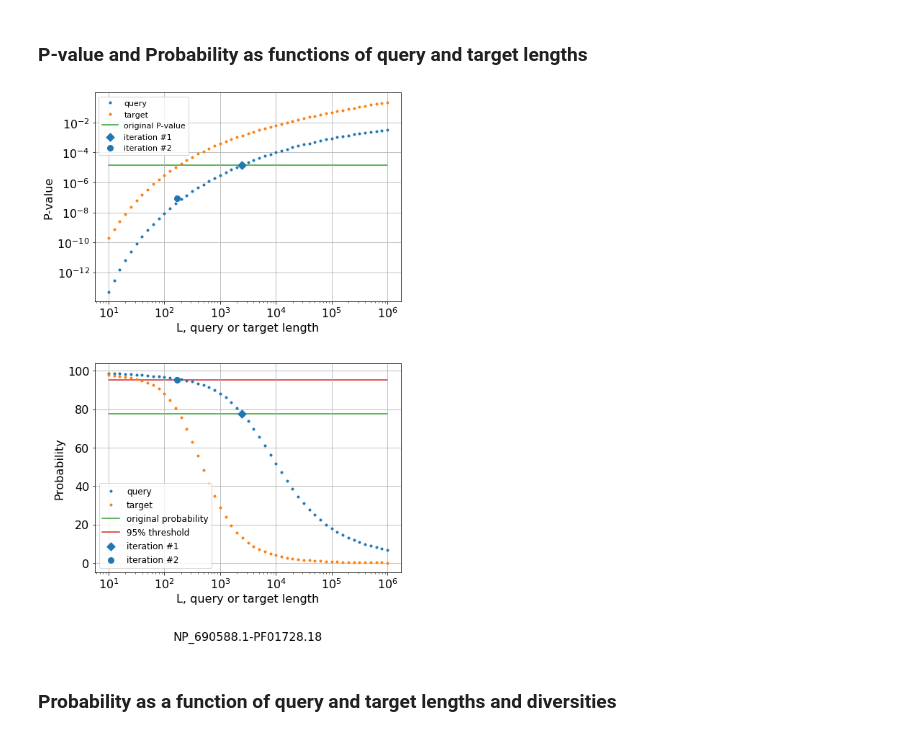
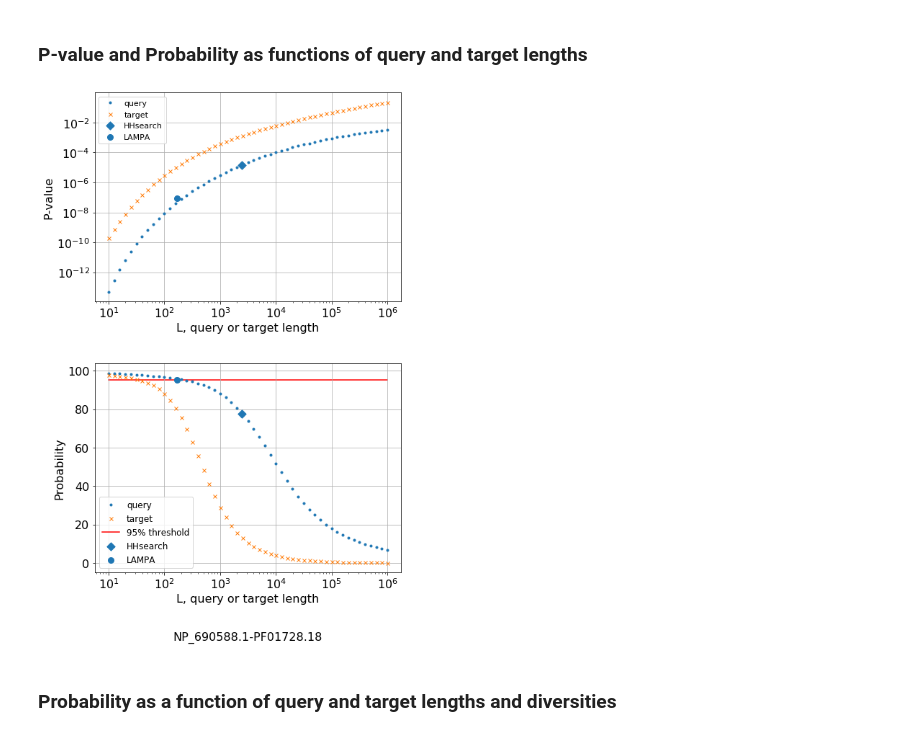
Before and after one commit to Gorbalenya-Lab/hh-suite-notebooks, a Jupyter notebook: test_score.ipynb, the cells around one changed output. Drawn from its saved outputs; the diff is of its cells as text; code cells hidden in the pictures.

Commit message:
test_score.ipynb - few changes in Figures 6 and 7

```diff
--- a/test_score.ipynb
+++ b/test_score.ipynb
@@ -144,11 +144,11 @@ hits = [
 # NP_690588.1_1-2474 vs. PF01728.18 (iteration_1)
 Hit(score=40.7270432, score_ss=-0.0733758, q_Neff=1.0, t_Neff=11.7, q_L=2474, t_L=183, N_searched=1,
     Probab_HH=77.7733154, Pval_HH=1.50802e-05, query='NP_690588.1', query_coords='1-2474',
-    target='PF01728.18', iteration='1', comment='iteration #1'),
+    target='PF01728.18', iteration='1', comment='HHsearch'),
 # NP_690588.1_1166-1348 vs. PF01728.18 (iteration_2)
 Hit(score=39.3617821, score_ss=-0.0733758, q_Neff=1.0, t_Neff=11.7, q_L=(1348-1166+1), t_L=183, N_searched=1,
     Probab_HH=95.1556091, Pval_HH=1.15029e-07, query='NP_690588.1', query_coords='1166-1348',
-    target='PF01728.18', iteration='2', comment='iteration #2')
+    target='PF01728.18', iteration='2', comment='LAMPA')
 ]
 
 # OR read hits from a file
@@ -186,6 +186,10 @@ if csv_file != '':
     for r in csv_reader:
         if r[0] == 'Query':
             continue
+        if r[4] == 'iteration #1':
+            r[4] = 'HHsearch'
+        else:
+            r[4] = 'LAMPA'
         h = Hit(
             query=r[0],
             query_coords=r[1],
@@ -285,8 +289,8 @@ markers = ['D', 'o', 'x', '+']
 fix_scores = False # set to True if scores for iterations 2, 3, ... are by some reason different from iteration 1
 
 ax1.loglog(X, QPval, marker='o', markersize=3, linestyle='', label='query', c=color)
-ax1.loglog(X, TPval, marker='o', markersize=3, linestyle='', label='target')
-ax1.plot(X, [hits[0].Pval] * len(X), '-', zorder=0, label='original P-value')
+ax1.loglog(X, TPval, marker='x', markersize=5, linestyle='', label='target')
+# ax1.plot(X, [hits[0].Pval] * len(X), '-', zorder=0, label='original P-value')
 
 
 for (i, h) in enumerate(hits):
@@ -301,37 +305,37 @@ ax1.set_ylabel('P-value');
 ax1.legend(prop={'size': 11})
 ax1.grid(True)
 # ax1.set_title('A', weight=800, size=16, loc='left')
 ax1.set_xlabel('L, query or target length')
 ax1.xaxis.set_tick_params(which='both', labelbottom=True)
 
 QPval = X.copy()
 testLengths(QPval, getProbabQLen)
 
 TPval = X.copy()
 testLengths(TPval, getProbabTLen)
 
 color = next(ax2._get_lines.prop_cycler)['color']
 # print('color:', color)
 ax2.semilogx(X, QPval, marker='o', markersize=3, linestyle='', label='query', c=color)
-ax2.semilogx(X, TPval, marker='o', markersize=3, linestyle='', label='target')
-ax2.plot(X, [hits[0].Probab] * len(X), '-', zorder=0, label='original probability')
-ax2.plot(X, [95] * len(X), '-', zorder=0, label='95% threshold')
+ax2.semilogx(X, TPval, marker='x', markersize=5, linestyle='', label='target')
+# ax2.plot(X, [hits[0].Probab] * len(X), '-', zorder=0, label='original probability')
+ax2.plot(X, [95] * len(X), '-', zorder=0, label='95% threshold', c='red')
 
 for (i, h) in enumerate(hits):
     ax2.scatter([h.q_L], [h.Probab], zorder=4, label=h.comment, marker=markers[i], c=color, s=64)
 
 ax2.set_ylabel('Probability');
 ax2.legend(prop={'size': 12})
 ax2.grid(True)
 # ax2.set_title('B', weight=800, size=16, loc='left')
 ax2.set_xlabel('L, query or target length\n\n\n' + pair_name)
 
 plt.subplots_adjust(hspace=0.3, right=.99, left=0.145, top=0.99, bottom=0.15)
 pdffile = 'output/{}-{}-Figure-6.pdf'.format(hits[0].query, hits[0].target)
 plt.savefig(pdffile, format='PDF')
 # print(hits[0].query, 'vs.', hits[0].target)
 # %% [output]
-[figure, old version]
+[figure, new version]
 # %% [markdown]
 ### Probability as a function of query and target lengths and diversities
 # %% [markdown]
```
Also changed, not shown: parts of 1 cell of this notebook, 9 other files.
